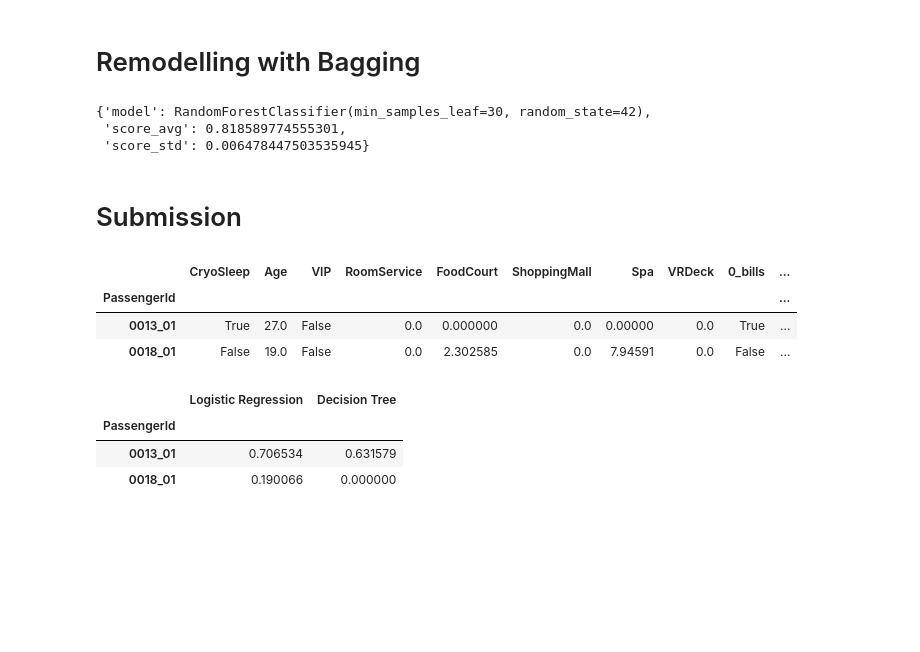
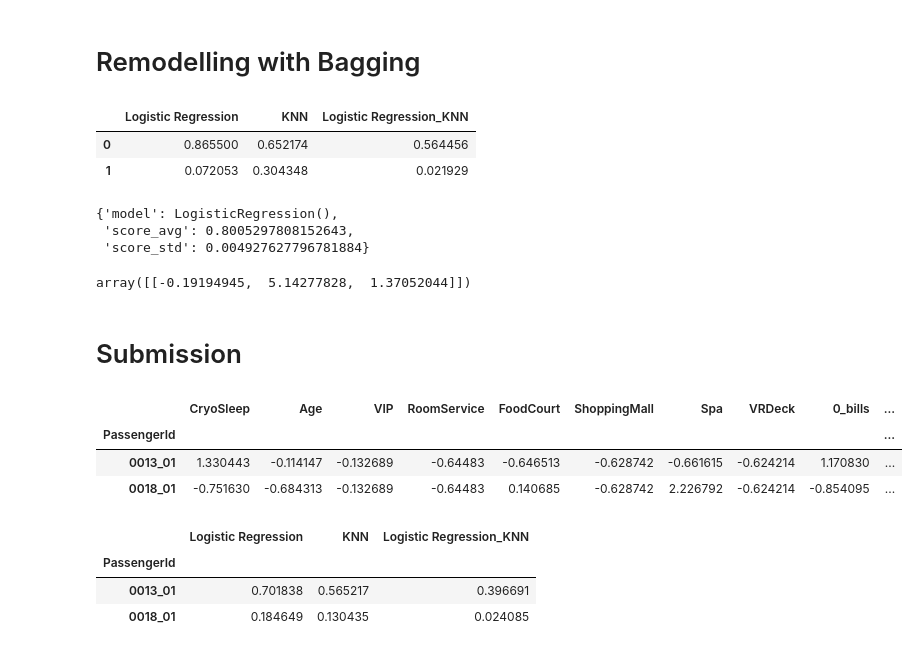
Before and after one commit to kisukegremory/Kaggle, a Jupyter notebook: Spaceship Titanic/ML - Bagging Models.ipynb, the cells around one changed output. Drawn from its saved outputs; the diff is of its cells as text; code cells hidden in the pictures; blank space fills up the shorter version.

Commit message:
feat(Spaceship Titanic): bagging models with param tuning wih no global improve

```diff
--- a/Spaceship Titanic/Competiton ML with Bagging.ipynb
+++ b/Spaceship Titanic/ML - Bagging Models.ipynb
@@ -73,5 +81,7 @@ df_train = treat_dataset(df_train.copy())
 df_train = feature_enginnering(df_train)
 # %%
 X_train,y_train = df_train.drop('Transported',axis=1), df_train['Transported']
+scaler = StandardScaler()
+X_train = pd.DataFrame(scaler.fit_transform(X_train), columns=X_train.columns)
 # %%
 from sklearn.linear_model import LogisticRegression
@@ -131,42 +118,54 @@ Increase the number of iterations (max_iter) or scale the data as shown in:
 # %%
 X_train_bagging = {
 'Logistic Regression':df_eva[0]['model'].predict_proba(X_train)[:,1],
-'Decision Tree':df_eva[1]['model'].predict_proba(X_train)[:,1],
-'KNN':df_eva[2]['model'].predict_proba(X_train)[:,1],
-'MLP':df_eva[3]['model'].predict_proba(X_train)[:,1],
+#'Random Forest':df_eva[1]['model'].predict_proba(X_train)[:,1],
+'KNN':df_eva[1]['model'].predict_proba(X_train)[:,1],
 }
 X_train_bagging = pd.DataFrame(X_train_bagging, X_train.index)
+X_train_bagging = apply_interactions(X_train_bagging)
+X_train_bagging.head(2)
+# %% [output]
+|  | Logistic Regression | KNN | Logistic Regression_KNN |
+| 0 | 0.865500 | 0.652174 | 0.564456 |
+| 1 | 0.072053 | 0.304348 | 0.021929 |
 # %%
-bagging_model = RandomForestClassifier(min_samples_leaf=30,random_state=42)
+bagging_model = LogisticRegression()
 eva_bagging = model_evaluation(bagging_model,X_train_bagging,y_train)
 eva_bagging
 # %% [output]
-{'model': RandomForestClassifier(min_samples_leaf=30, random_state=42),
- 'score_avg': 0.818589774555301,
- 'score_std': 0.006478447503535945}
+{'model': LogisticRegression(),
+ 'score_avg': 0.8005297808152643,
+ 'score_std': 0.004927627796781884}
+# %%
+bagging_model.coef_
+# %% [output]
+array([[-0.19194945,  5.14277828,  1.37052044]])
 # %% [markdown]
 # Submission
 # %%
 X_test = treat_dataset(df_test)
 X_test = feature_enginnering(X_test)
+X_test = pd.DataFrame(scaler.fit_transform(X_test), index=X_test.index, columns=X_test.columns)
 X_test.head(2)
 # %% [output]
 |  | CryoSleep | Age | VIP | RoomService | FoodCourt | ShoppingMall | Spa | VRDeck | 0_bills | ... |
 | PassengerId |  |  |  |  |  |  |  |  |  | ... |
-| 0013_01 | True | 27.0 | False | 0.0 | 0.000000 | 0.0 | 0.00000 | 0.0 | True | ... |
-| 0018_01 | False | 19.0 | False | 0.0 | 2.302585 | 0.0 | 7.94591 | 0.0 | False | ... |
+| 0013_01 | 1.330443 | -0.114147 | -0.132689 | -0.64483 | -0.646513 | -0.628742 | -0.661615 | -0.624214 | 1.170830 | ... |
+| 0018_01 | -0.751630 | -0.684313 | -0.132689 | -0.64483 | 0.140685 | -0.628742 | 2.226792 | -0.624214 | -0.854095 | ... |
 # %%
 X_test_bagging = {
 'Logistic Regression':df_eva[0]['model'].predict_proba(X_test)[:,1],
-'Decision Tree':df_eva[1]['model'].predict_proba(X_test)[:,1]
+#'Random Forest':df_eva[1]['model'].predict_proba(X_test)[:,1],
+'KNN':df_eva[1]['model'].predict_proba(X_test)[:,1],
 }
 X_test_bagging = pd.DataFrame(X_test_bagging, X_test.index)
+X_test_bagging = apply_interactions(X_test_bagging)
 X_test_bagging.head(2)
 # %% [output]
-|  | Logistic Regression | Decision Tree |
-| PassengerId |  |  |
-| 0013_01 | 0.706534 | 0.631579 |
-| 0018_01 | 0.190066 | 0.000000 |
+|  | Logistic Regression | KNN | Logistic Regression_KNN |
+| PassengerId |  |  |  |
+| 0013_01 | 0.701838 | 0.565217 | 0.396691 |
+| 0018_01 | 0.184649 | 0.130435 | 0.024085 |
 # %%
 y_test = bagging_model.predict(X_test_bagging)
 # %%
```
Also changed, not shown: parts of 6 cells of this notebook, 3 other files.
